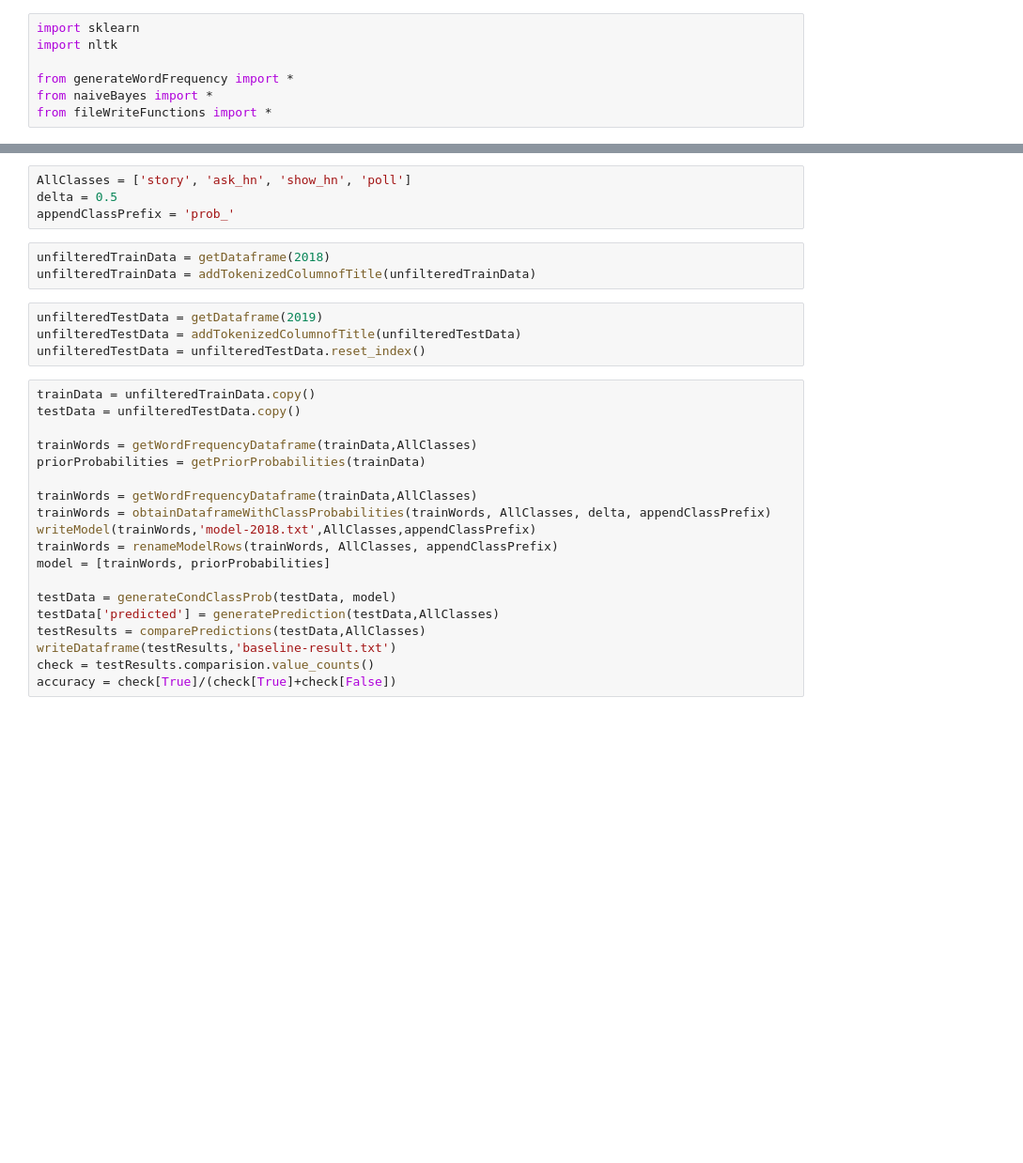
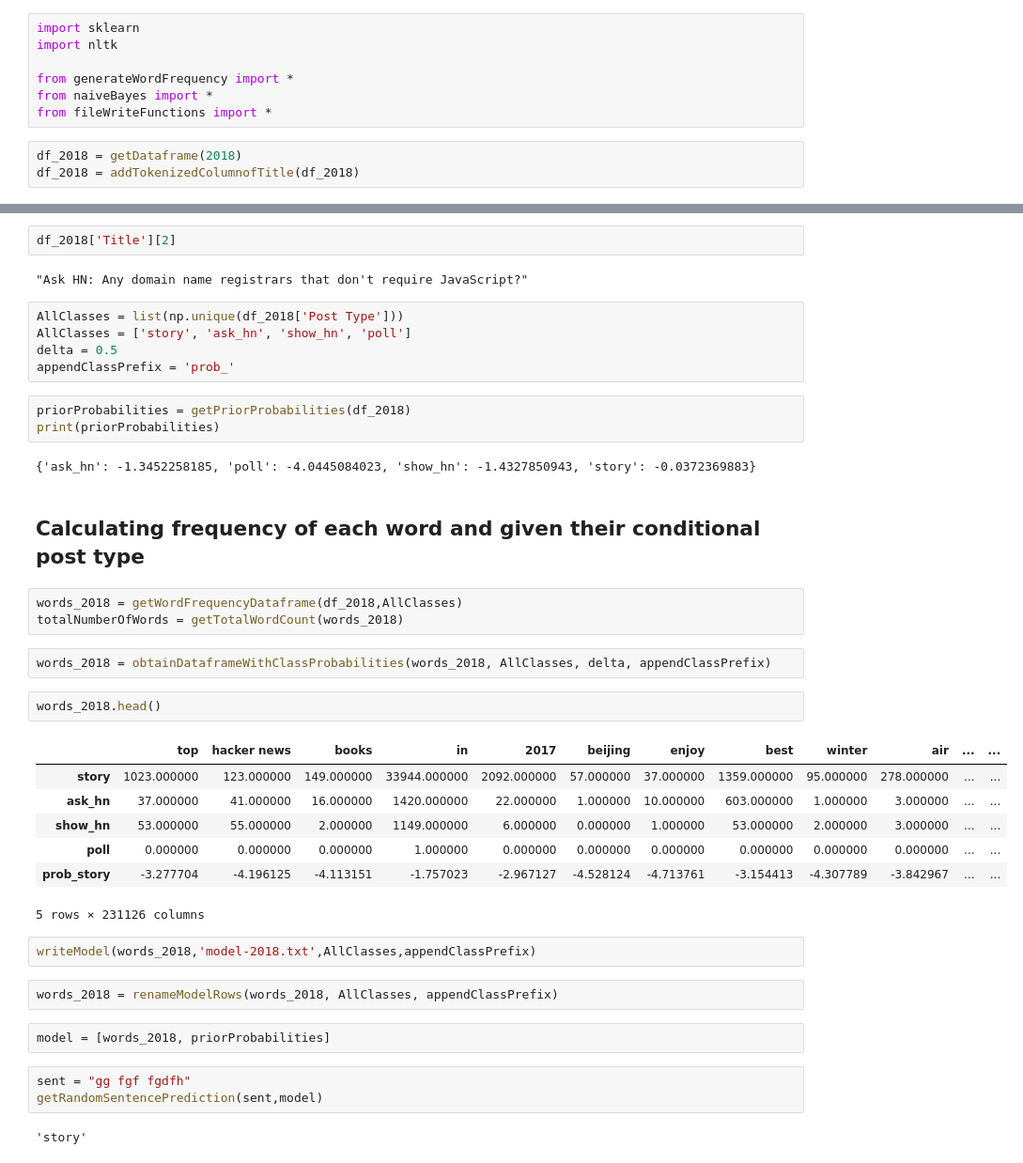
Before and after one commit to naitikbhise/COMP6721-2, a Jupyter notebook: Basique_analyse.ipynb, the cells around one changed output, grey strips where cells are left out. Shown at 94% size. Saved outputs shown, nothing was run; the diff lists cells and outputs as text; blank space fills up the shorter version.

Commit message:
Committing the new code which could also be the old one but check the model-2018.txt file before deleting the sentence split

```diff
--- a/Basique_analyse.ipynb
+++ b/Basique_analyse.ipynb
@@ -5,3 +5,6 @@ import nltk
 from generateWordFrequency import *
 from naiveBayes import *
 from fileWriteFunctions import *
+# %%
+df_2018 = getDataframe(2018)
+df_2018 = addTokenizedColumnofTitle(df_2018)
@@ -8,30 +20,42 @@ from fileWriteFunctions import *
+# %%
+df_2018['Title'][2]
+# %% [output]
+"Ask HN: Any domain name registrars that don't require JavaScript?"
 # %%
+AllClasses = list(np.unique(df_2018['Post Type']))
 AllClasses = ['story', 'ask_hn', 'show_hn', 'poll']
 delta = 0.5
 appendClassPrefix = 'prob_'
-# %%
-unfilteredTrainData = getDataframe(2018)
-unfilteredTrainData = addTokenizedColumnofTitle(unfilteredTrainData)
-# %%
-unfilteredTestData = getDataframe(2019)
-unfilteredTestData = addTokenizedColumnofTitle(unfilteredTestData)
-unfilteredTestData = unfilteredTestData.reset_index()
-# %%
-trainData = unfilteredTrainData.copy()
-testData = unfilteredTestData.copy()
-
-trainWords = getWordFrequencyDataframe(trainData,AllClasses)
-priorProbabilities = getPriorProbabilities(trainData)
-
-trainWords = getWordFrequencyDataframe(trainData,AllClasses)
-trainWords = obtainDataframeWithClassProbabilities(trainWords, AllClasses, delta, appendClassPrefix)
-writeModel(trainWords,'model-2018.txt',AllClasses,appendClassPrefix)
-trainWords = renameModelRows(trainWords, AllClasses, appendClassPrefix)
-model = [trainWords, priorProbabilities]
-
-testData = generateCondClassProb(testData, model)
-testData['predicted'] = generatePrediction(testData,AllClasses)
-testResults = comparePredictions(testData,AllClasses)
-writeDataframe(testResults,'baseline-result.txt')
-check = testResults.comparision.value_counts()
-accuracy = check[True]/(check[True]+check[False])
+# %%
+priorProbabilities = getPriorProbabilities(df_2018)
+print(priorProbabilities)
+# %% [output]
+{'ask_hn': -1.3452258185, 'poll': -4.0445084023, 'show_hn': -1.4327850943, 'story': -0.0372369883}
+# %% [markdown]
+## Calculating frequency of each word and given their conditional post type
+# %%
+words_2018 = getWordFrequencyDataframe(df_2018,AllClasses)
+totalNumberOfWords = getTotalWordCount(words_2018)
+# %%
+words_2018 = obtainDataframeWithClassProbabilities(words_2018, AllClasses, delta, appendClassPrefix)
+# %%
+words_2018.head()
+# %% [output]
+|  | top | hacker news | books | in | 2017 | beijing | enjoy | best | winter | air | ... | ... |
+| story | 1023.000000 | 123.000000 | 149.000000 | 33944.000000 | 2092.000000 | 57.000000 | 37.000000 | 1359.000000 | 95.000000 | 278.000000 | ... | ... |
+| ask_hn | 37.000000 | 41.000000 | 16.000000 | 1420.000000 | 22.000000 | 1.000000 | 10.000000 | 603.000000 | 1.000000 | 3.000000 | ... | ... |
+| show_hn | 53.000000 | 55.000000 | 2.000000 | 1149.000000 | 6.000000 | 0.000000 | 1.000000 | 53.000000 | 2.000000 | 3.000000 | ... | ... |
+| poll | 0.000000 | 0.000000 | 0.000000 | 1.000000 | 0.000000 | 0.000000 | 0.000000 | 0.000000 | 0.000000 | 0.000000 | ... | ... |
+| prob_story | -3.277704 | -4.196125 | -4.113151 | -1.757023 | -2.967127 | -4.528124 | -4.713761 | -3.154413 | -4.307789 | -3.842967 | ... | ... |
+5 rows × 231126 columns
+# %%
+writeModel(words_2018,'model-2018.txt',AllClasses,appendClassPrefix)
+# %%
+words_2018 = renameModelRows(words_2018, AllClasses, appendClassPrefix)
+# %%
+model = [words_2018, priorProbabilities]
+# %%
+sent = "gg fgf fgdfh"
+getRandomSentencePrediction(sent,model)
+# %% [output]
+'story'
```
Also changed, not shown: parts of 14 cells of this notebook, 3 other files.
